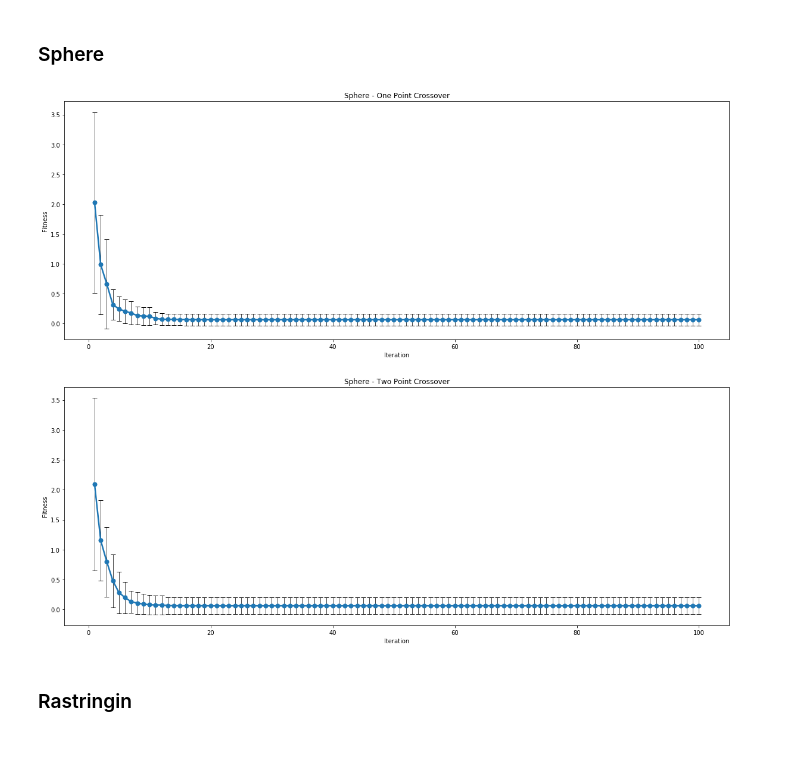
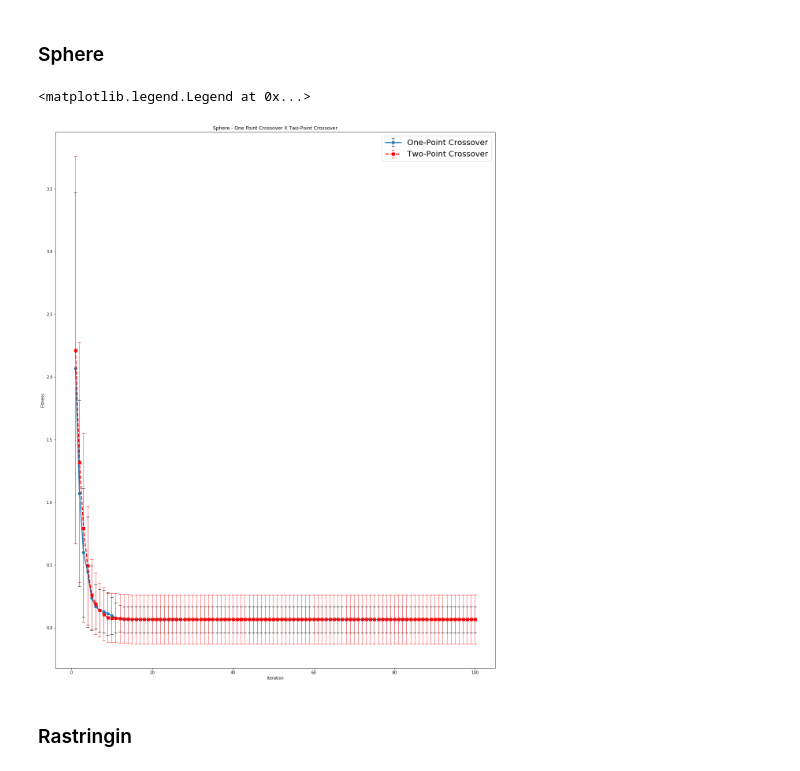
Before and after one commit to anthonyjatoba/bioinspired-optimization, a Jupyter notebook: GA.ipynb, the cells around one changed output. Cells and saved outputs as stored; diff of their text form; code cells hidden in the pictures.

Commit message:
Updates GA Graphs

```diff
--- a/GA.ipynb
+++ b/GA.ipynb
@@ -235,21 +235,15 @@ for i in range(len(sphere_iter_results_1)):
     sphere_iter_std_2.append(np.std(sphere_iter_results_2[i]))
 # %%
 plt.figure(figsize=(20, 25))
-
-plt.subplot(3, 1, 1)
-plt.errorbar(x, np.array(sphere_iter_mean_1), np.array(sphere_iter_std_1), ms=7, lw=2.5, marker="o", capsize=4, ecolor="black", elinewidth=0.7)
-plt.title('Sphere - One Point Crossover')
+plt.errorbar(x, np.array(sphere_iter_mean_1), np.array(sphere_iter_std_1), ms=7, lw=2.5, marker="o", capsize=4, ecolor="black", elinewidth=0.7,label="One-Point Crossover")
+plt.errorbar(x, np.array(sphere_iter_mean_2), np.array(sphere_iter_std_2), ms=7,ls="--", lw=2.5, marker="s", capsize=4, ecolor="red",color="r", elinewidth=0.7,label="Two-Point Crossover")
+plt.title('Sphere - One Point Crossover X Two-Point Crossover')
 plt.ylabel("Fitness")
 plt.xlabel("Iteration")
-
-plt.subplot(3, 1, 2)
-plt.errorbar(x, np.array(sphere_iter_mean_2), np.array(sphere_iter_std_2), ms=7, lw=2.5, marker="o", capsize=4, ecolor="black", elinewidth=0.7)
-plt.title('Sphere - Two Point Crossover')
-plt.ylabel("Fitness")
-plt.xlabel("Iteration")
-plt.show()
+plt.legend(loc='upper right',prop={'size': 20})
 # %% [output]
+<matplotlib.legend.Legend at 0x...>
-[figure, old version]
+[figure, new version]
 # %% [markdown]
 ### Rastringin
 # %%
```
Also changed, not shown: parts of 2 cells of this notebook.
